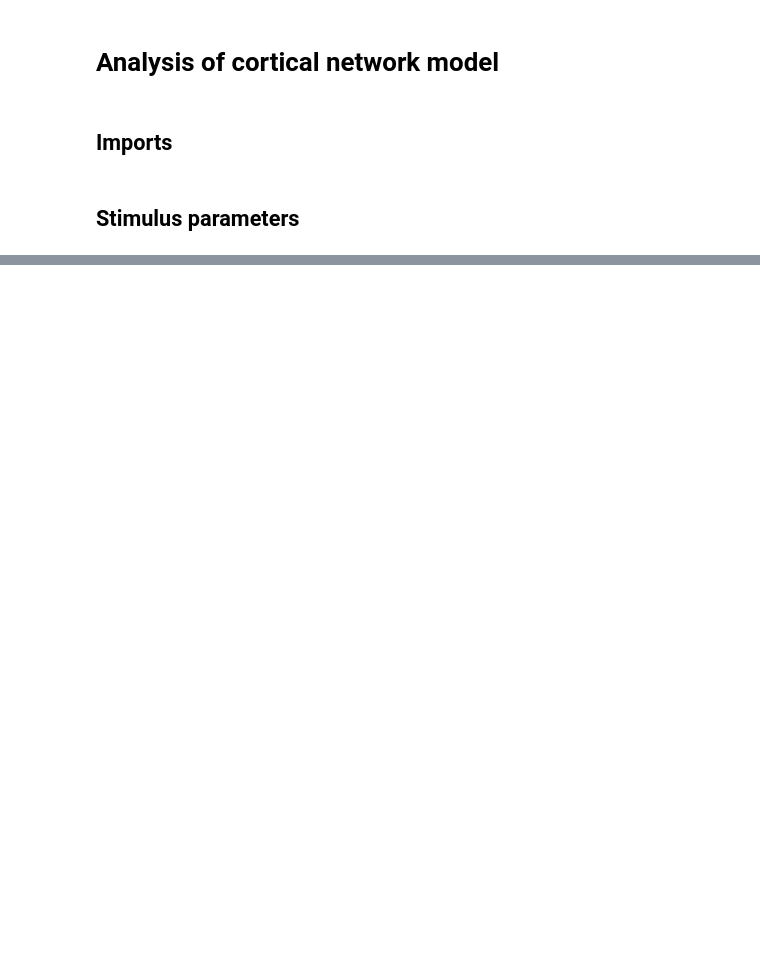
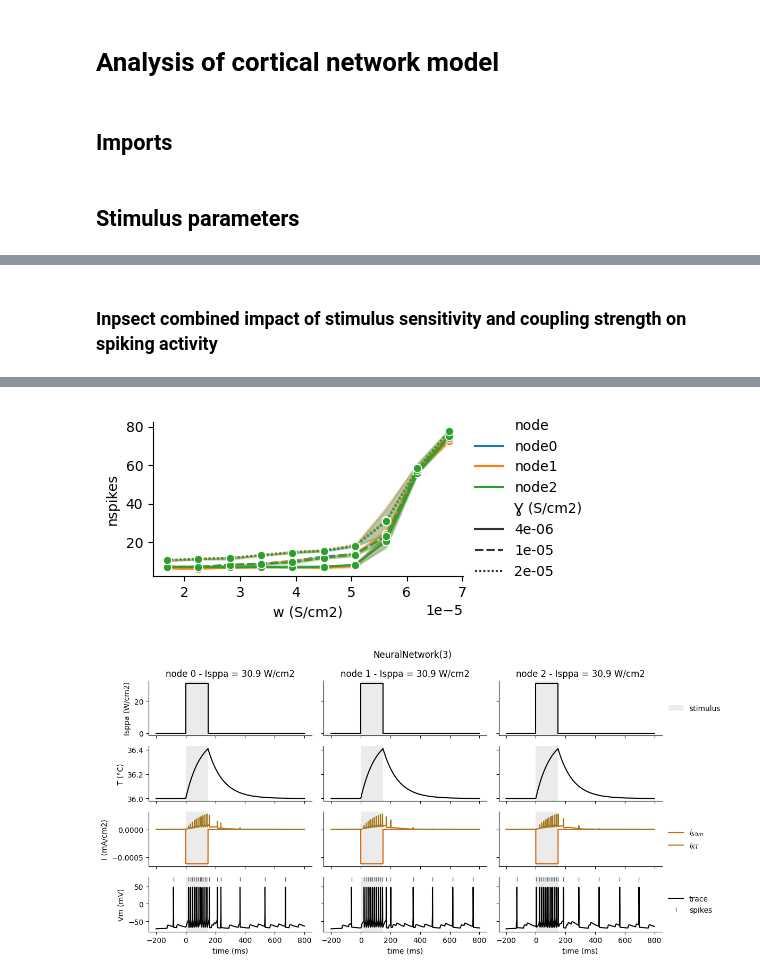
Before and after one commit to tjjlemaire/fusnetwork, a Jupyter notebook: network_analysis.ipynb, the cells around one changed output, grey strips where cells are left out. Saved outputs shown, nothing was run; the diff lists cells and outputs as text; code cells hidden in the pictures; blank space fills up the shorter version.

```diff
--- a/network_analysis.ipynb
+++ b/network_analysis.ipynb
@@ -340,0 +187,43 @@ plt.show()
+# %% [markdown]
+### Inpsect combined impact of stimulus sensitivity and coupling strength on spiking activity
+# %%
+# Define vector of coupling strengths (in S/cm2)
+wrange = np.linspace(1, 4, 10) * model.g_RS_RS
+
+# Define vector of stimulus sensitivities (in mA/W)
+Ɣrange = np.array([4e-6, 1e-5, 2e-5])
+
+# For each stimulus sensitivity
+nreps = 3
+data = []
+for Ɣ in Ɣrange:
+    model.set_mech_param(gamma=Ɣ)
+
+    # Run simulation for each coupling strength
+    model.verbose = False
+    for w in tqdm(wrange):
+        model.set_synaptic_weight(w)
+        data.append(model.simulate(nreps=nreps))
+    model.verbose = True
+
+# Concatenate results
+data = pd.concat(
+    data,
+    keys=list(itertools.product(Ɣrange, wrange)),
+    names=['Ɣ (S/cm2)', 'w (S/cm2)'])
+
+# Plot dependency of evoked firing rate on coupling strength
+model.plot_sweep_results(data, 'nspikes')
+
+# Set parameters to enable strong evoked response without tonic firing
+model.set_mech_param(gamma=2e-5)
+model.set_synaptic_weight(5e-5)
+
+# Run simulation and plot results
+data = model.simulate()
+fig = model.plot_results(data, exclude=['conductances', 'iNa', 'iKd', 'iLeak', 'iDrive'])
+
+# Reset gamma and synaptic weight to their default values
+model.set_mech_param(gamma=params['gamma'])
+model.set_synaptic_weight(model.g_RS_RS)
+# %% [output]
@@ -340,0 +252,2 @@ plt.show()
+[figure, added]
+[figure, added]
```
Also changed, not shown: parts of 33 cells of this notebook, 4 other files.
